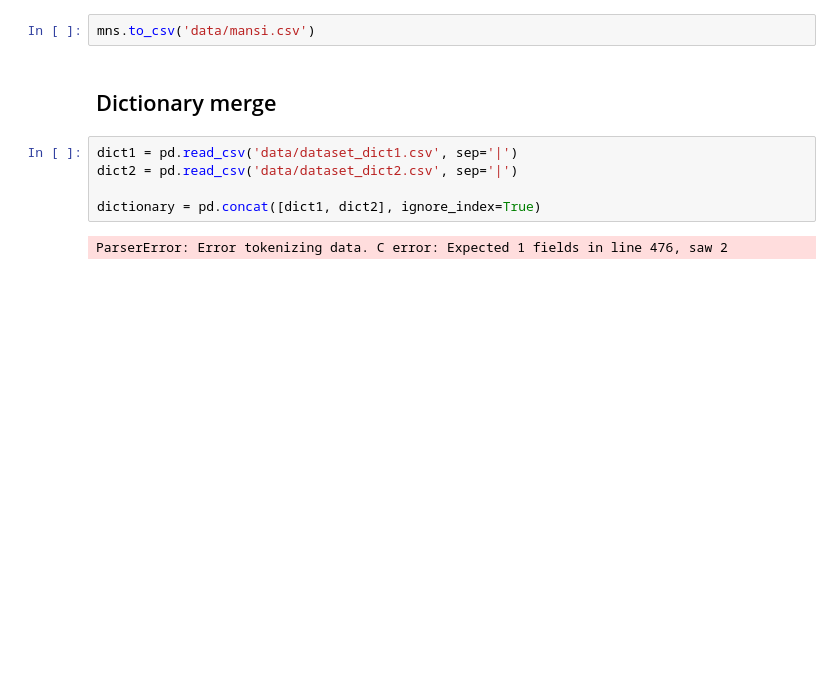
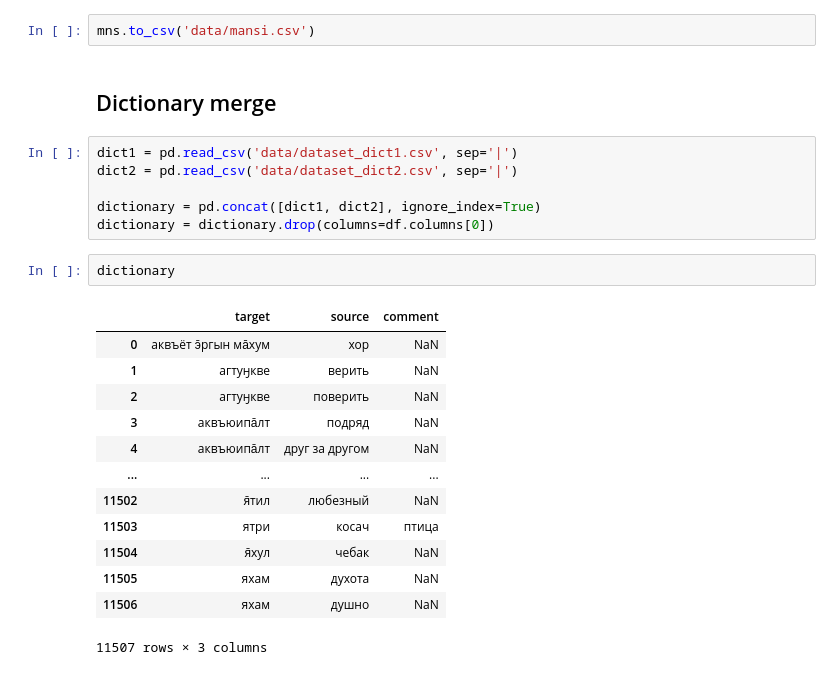
Before and after one commit to semyonmynko/Russian-Mansi-Translator, a Jupyter notebook: data scraping/data_cleaning.ipynb, the cells around one changed output. Saved outputs shown, nothing was run; the diff lists cells and outputs as text; blank space fills up the shorter version.

Commit message:
topic modeling and synthetic data generation

```diff
--- a/scraping data/data_cleaning.ipynb
+++ b/data scraping/data_cleaning.ipynb
@@ -186,5 +186,20 @@ dict1 = pd.read_csv('data/dataset_dict1.csv', sep='|')
 dict2 = pd.read_csv('data/dataset_dict2.csv', sep='|')
 
 dictionary = pd.concat([dict1, dict2], ignore_index=True)
+dictionary = dictionary.drop(columns=df.columns[0])
-# %% [output]
-ParserError: Error tokenizing data. C error: Expected 1 fields in line 476, saw 2
+# %%
+dictionary
+# %% [output]
+|  | target | source | comment |
+| 0 | аквъёт э̄ргын ма̄хум | хор | NaN |
+| 1 | агтуӈкве | верить | NaN |
+| 2 | агтуӈкве | поверить | NaN |
+| 3 | аквъюипа̄лт | подряд | NaN |
+| 4 | аквъюипа̄лт | друг за другом | NaN |
+| ... | ... | ... | ... |
+| 11502 | я̄тил | любезный | NaN |
+| 11503 | ятри | косач | птица |
+| 11504 | я̄хул | чебак | NaN |
+| 11505 | яхам | духота | NaN |
+| 11506 | яхам | душно | NaN |
+11507 rows × 3 columns
```
Also changed, not shown: parts of 2 cells of this notebook, 19 other files.
